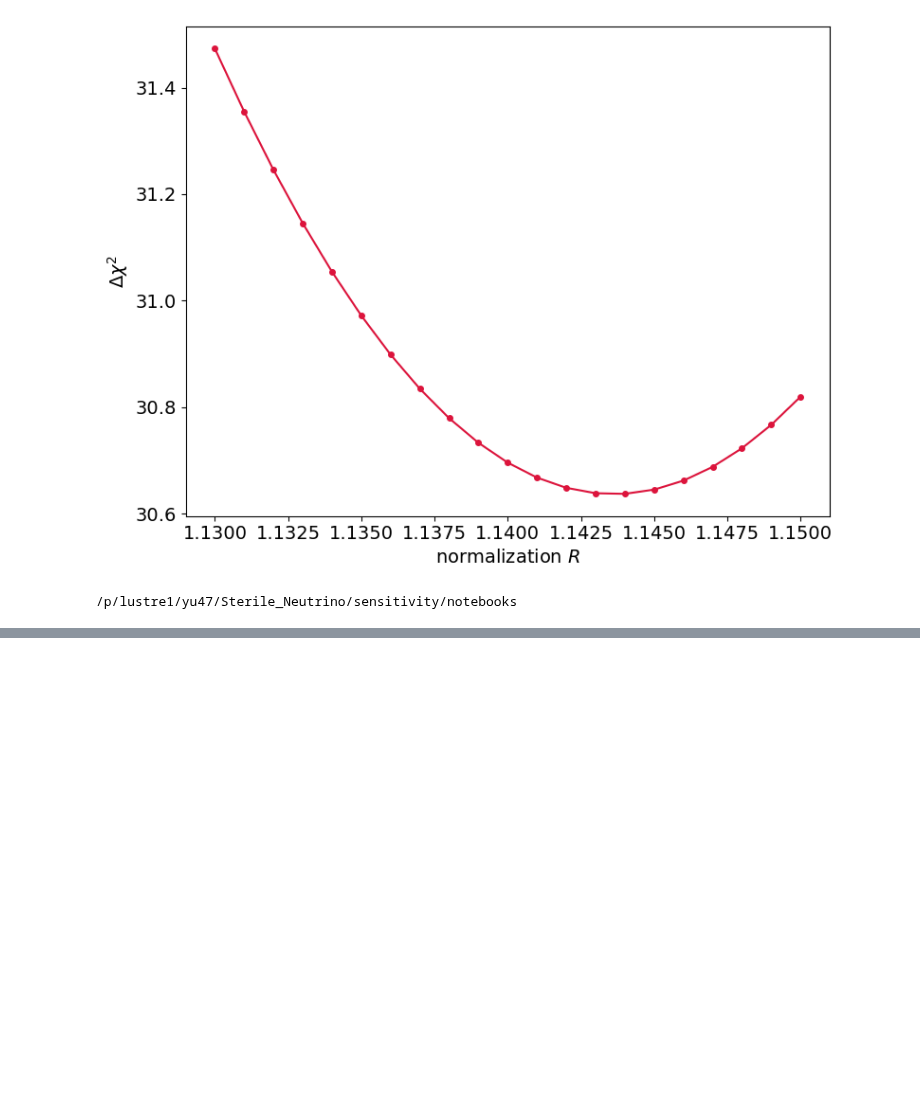
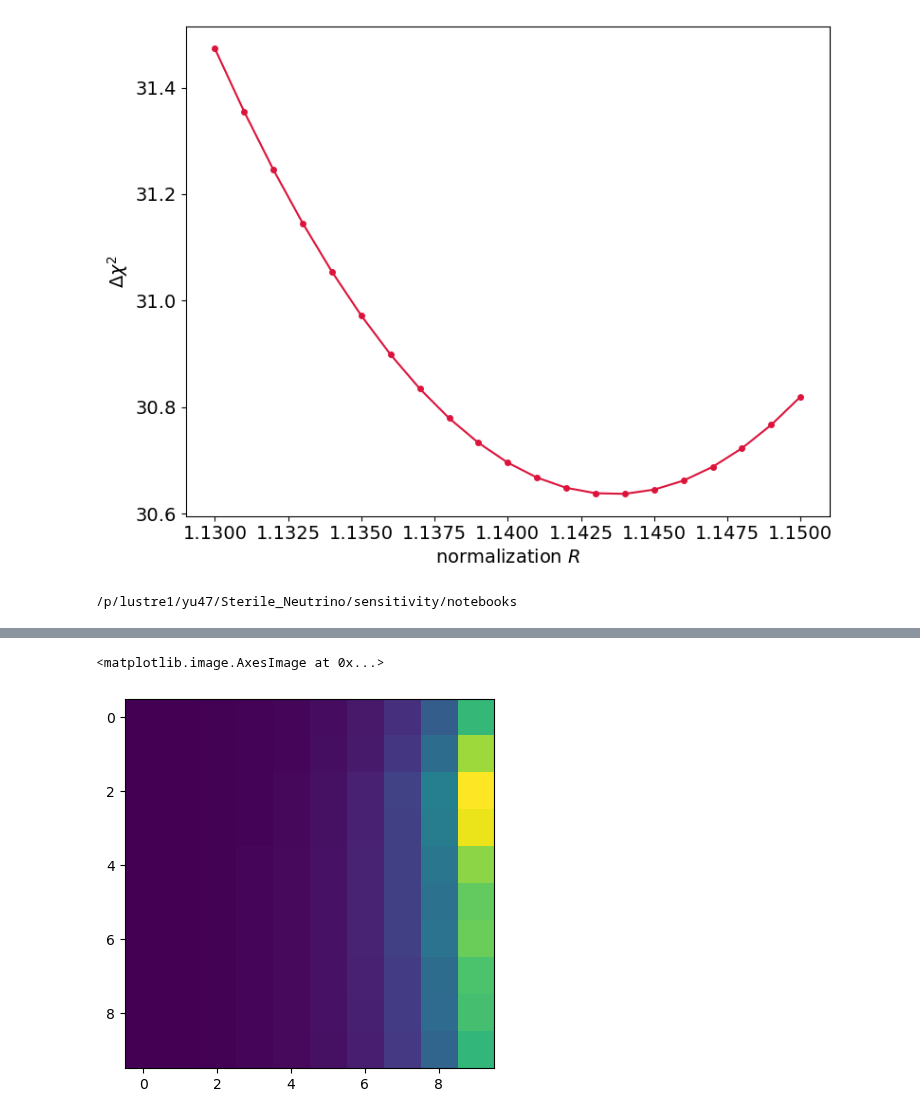
Before and after one commit to YMTheory/sensitivity, a Jupyter notebook: notebooks/test_Asimov_fitting.ipynb, the cells around one changed output, grey strips where cells are left out. Cells and saved outputs as stored; diff of their text form; code cells hidden in the pictures; blank space fills up the shorter version.

```diff
--- a/notebooks/test_Asimov_fitting.ipynb
+++ b/notebooks/test_Asimov_fitting.ipynb
@@ -230,0 +223,12 @@ AsimovFit_shape-only-scan_dm2From-2To-1_sin2From-1To0_dchi2.h5
+# %%
+
+import os
+import h5py as h5
+path = '/p/lustre1/yu47/Sterile_Neutrino/jobs/Fits/'
+filename = 'AsimovFit_shape-only-scan_dm2From0To1_sin2From-1To0_dchi2.h5'
+
+with h5.File(path+filename, 'r') as f:
+    dchi2 = f['dchi2'][:]
+# %% [output]
+<matplotlib.image.AxesImage at 0x...>
+[figure, added]
```
Also changed, not shown: parts of 10 cells of this notebook.
